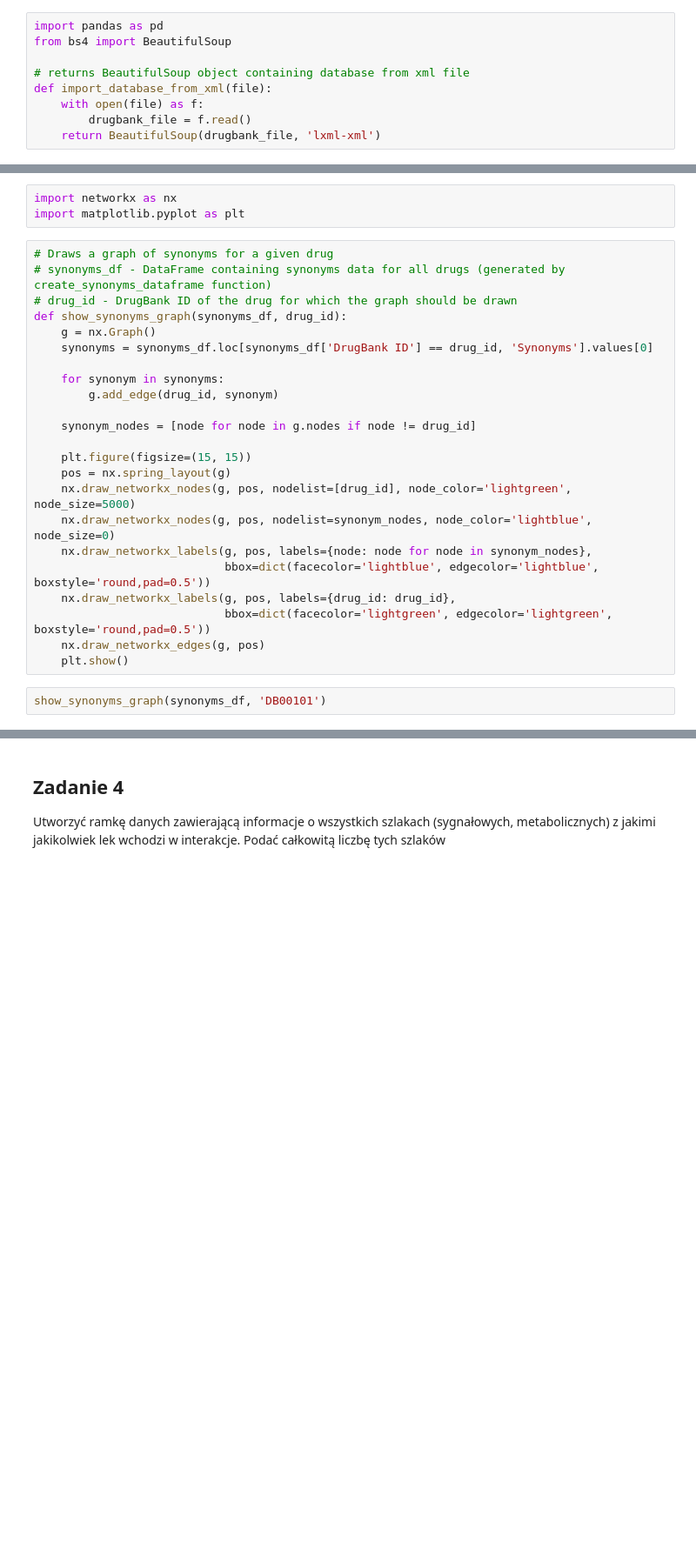
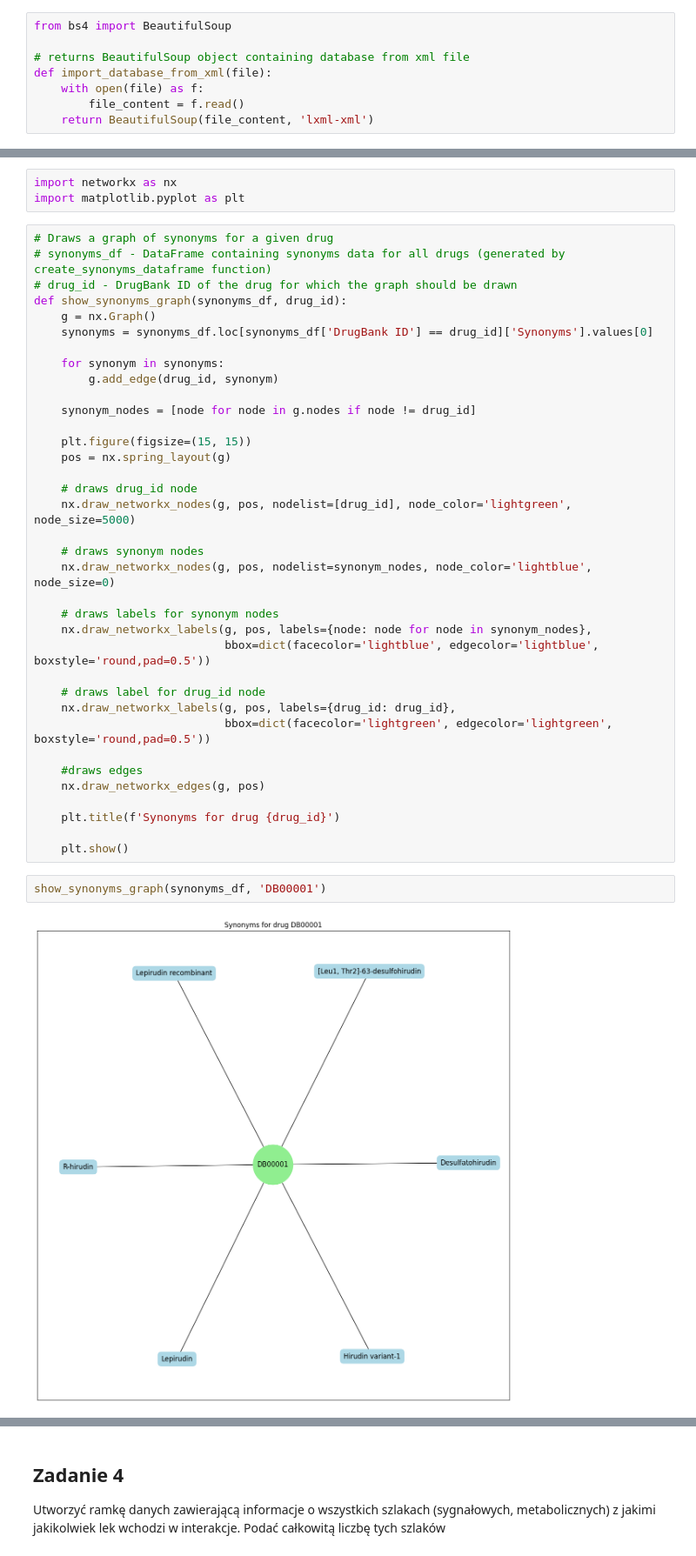
Before and after one commit to M1chalj/python_course_uw, a Jupyter notebook: Projekt/Zadanie_zaliczeniowe.ipynb, the cells around one changed output, grey strips where cells are left out. Shown at 87% size. Cells and saved outputs as stored; diff of their text form; blank space fills up the shorter version.

```diff
--- a/Projekt/Zadanie_zaliczeniowe.ipynb
+++ b/Projekt/Zadanie_zaliczeniowe.ipynb
@@ -17,11 +8,10 @@ wchodzi w interakcje
 # %%
-import pandas as pd
 from bs4 import BeautifulSoup
 
 # returns BeautifulSoup object containing database from xml file
 def import_database_from_xml(file):
     with open(file) as f:
-        drugbank_file = f.read()
-    return BeautifulSoup(drugbank_file, 'lxml-xml')
+        file_content = f.read()
+    return BeautifulSoup(file_content, 'lxml-xml')
 # %%
 data = import_database_from_xml('drugbank_partial.xml')
@@ -91,7 +109,7 @@ import matplotlib.pyplot as plt
 # drug_id - DrugBank ID of the drug for which the graph should be drawn
 def show_synonyms_graph(synonyms_df, drug_id):
     g = nx.Graph()
-    synonyms = synonyms_df.loc[synonyms_df['DrugBank ID'] == drug_id, 'Synonyms'].values[0]
+    synonyms = synonyms_df.loc[synonyms_df['DrugBank ID'] == drug_id]['Synonyms'].values[0]
 
     for synonym in synonyms:
         g.add_edge(drug_id, synonym)
@@ -100,16 +118,31 @@ def show_synonyms_graph(synonyms_df, drug_id):
 
     plt.figure(figsize=(15, 15))
     pos = nx.spring_layout(g)
+
+    # draws drug_id node
     nx.draw_networkx_nodes(g, pos, nodelist=[drug_id], node_color='lightgreen', node_size=5000)
+
+    # draws synonym nodes
     nx.draw_networkx_nodes(g, pos, nodelist=synonym_nodes, node_color='lightblue', node_size=0)
+
+    # draws labels for synonym nodes
     nx.draw_networkx_labels(g, pos, labels={node: node for node in synonym_nodes},
                             bbox=dict(facecolor='lightblue', edgecolor='lightblue', boxstyle='round,pad=0.5'))
+
+    # draws label for drug_id node
     nx.draw_networkx_labels(g, pos, labels={drug_id: drug_id},
                             bbox=dict(facecolor='lightgreen', edgecolor='lightgreen', boxstyle='round,pad=0.5'))
+
+    #draws edges
     nx.draw_networkx_edges(g, pos)
+
+    plt.title(f'Synonyms for drug {drug_id}')
+
     plt.show()
 # %%
-show_synonyms_graph(synonyms_df, 'DB00101')
+show_synonyms_graph(synonyms_df, 'DB00001')
+# %% [output]
+[figure, added]
 # %% [markdown]
 ## Zadanie 3
 Utworzyć ramkę danych o produktach farmaceutycznych zawierających dany lek
```
Also changed, not shown: parts of 25 cells of this notebook.
